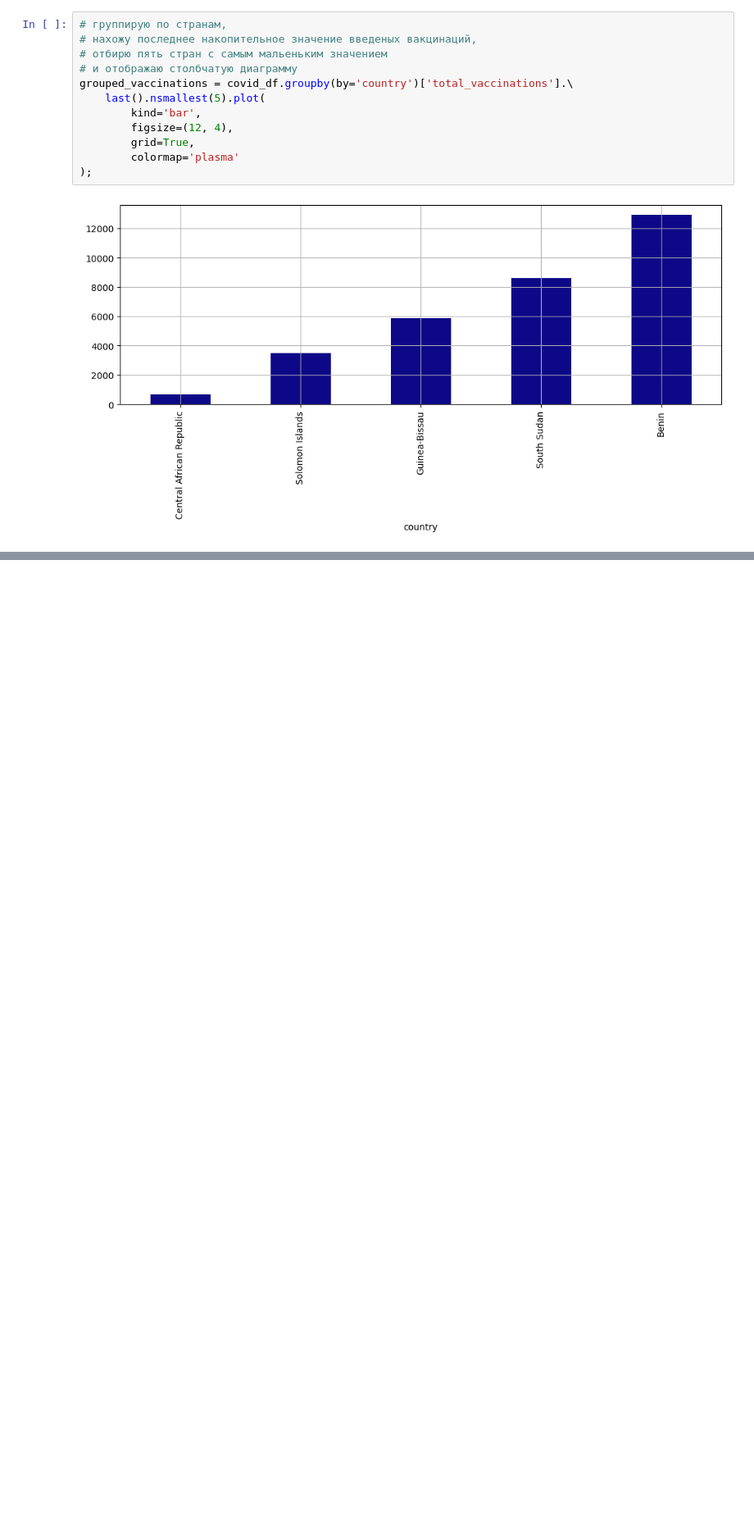
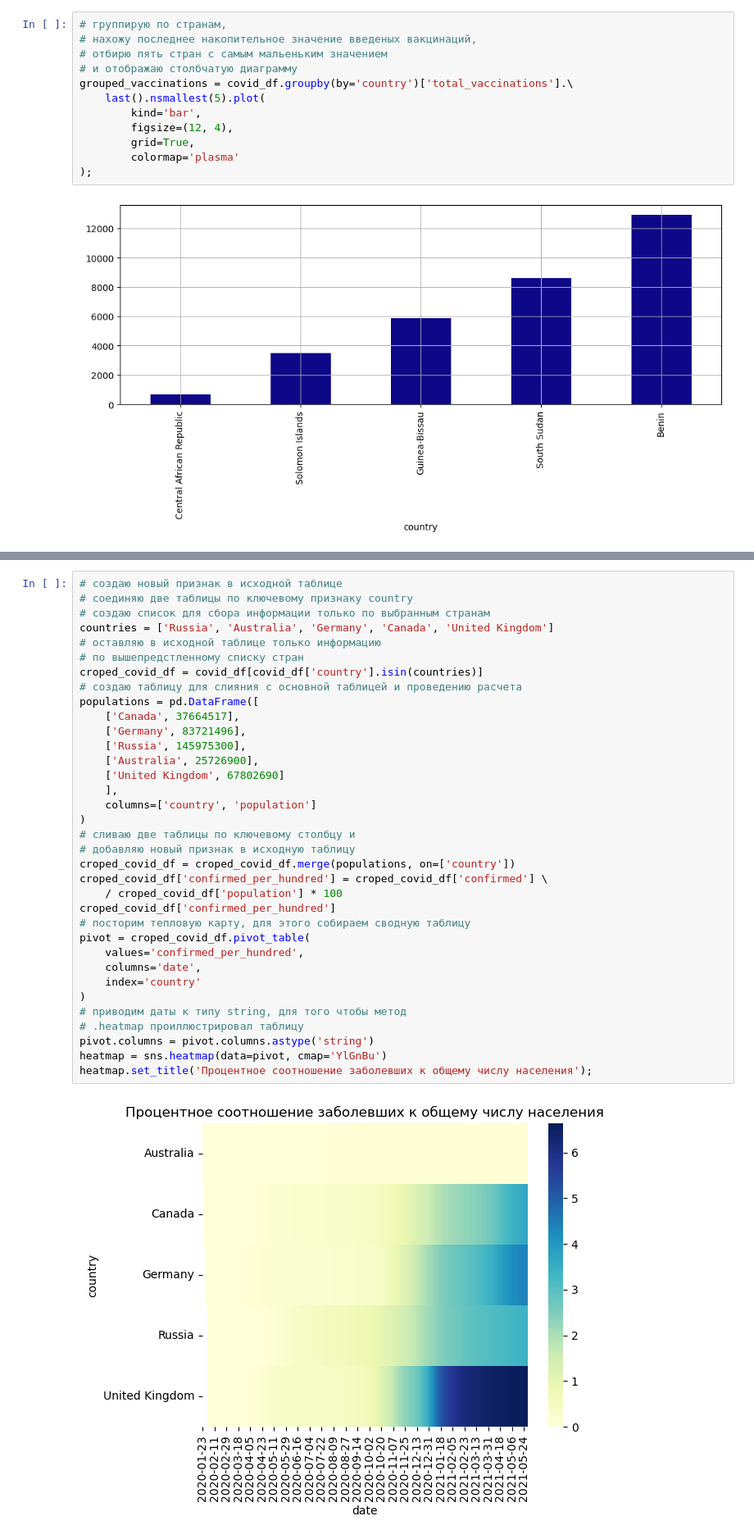
Before and after one commit to Barakuda12345g1/barakuda_rep_v6, a Jupyter notebook: barakuda_notebook/PY_13_data_visualization/100.tasks.ipynb, the cells around one changed output, grey strips where cells are left out. Shown at 82% size. Drawn from its saved outputs; the diff is of its cells as text; blank space fills up the shorter version.

```diff
--- a/barakuda_notebook/PY_13_data_visualization/100.tasks.ipynb
+++ b/barakuda_notebook/PY_13_data_visualization/100.tasks.ipynb
@@ -169,0 +211,37 @@ grouped_vaccinations = covid_df.groupby(by='country')['total_vaccinations'].\
+# %%
+# создаю новый признак в исходной таблице
+# соединяю две таблицы по ключевому признаку country
+# создаю список для сбора информации только по выбранным странам
+countries = ['Russia', 'Australia', 'Germany', 'Canada', 'United Kingdom']
+# оставляю в исходной таблице только информацию
+# по вышепредстленному списку стран
+croped_covid_df = covid_df[covid_df['country'].isin(countries)]
+# создаю таблицу для слияния с основной таблицей и проведению расчета
+populations = pd.DataFrame([
+    ['Canada', 37664517],
+    ['Germany', 83721496],
+    ['Russia', 145975300],
+    ['Australia', 25726900],
+    ['United Kingdom', 67802690]
+    ],
+    columns=['country', 'population']
+)
+# сливаю две таблицы по ключевому столбцу и
+# добавляю новый признак в исходную таблицу
+croped_covid_df = croped_covid_df.merge(populations, on=['country'])
+croped_covid_df['confirmed_per_hundred'] = croped_covid_df['confirmed'] \
+    / croped_covid_df['population'] * 100
+croped_covid_df['confirmed_per_hundred']
+# посторим тепловую карту, для этого собираем сводную таблицу
+pivot = croped_covid_df.pivot_table(
+    values='confirmed_per_hundred',
+    columns='date',
+    index='country'
+)
+# приводим даты к типу string, для того чтобы метод
+# .heatmap проиллюстрировал таблицу
+pivot.columns = pivot.columns.astype('string')
+heatmap = sns.heatmap(data=pivot, cmap='YlGnBu')
+heatmap.set_title('Процентное соотношение заболевших к общему числу населения');
+# %% [output]
+[figure, added]
```
Also changed, not shown: parts of 7 cells of this notebook, 1 other file.
